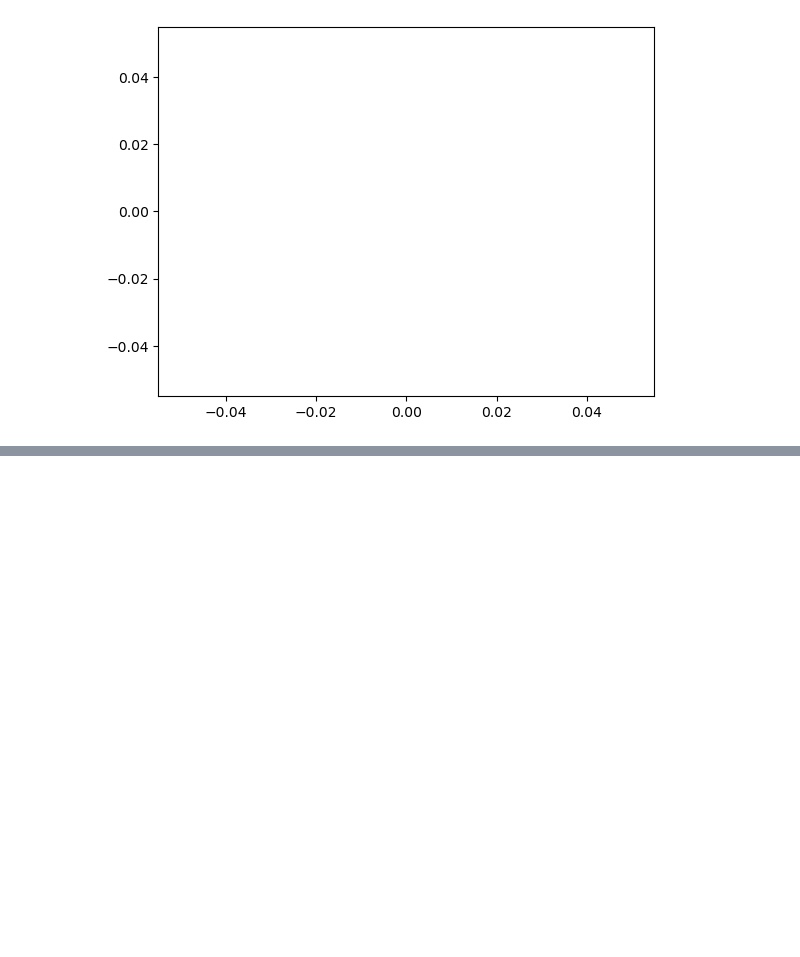
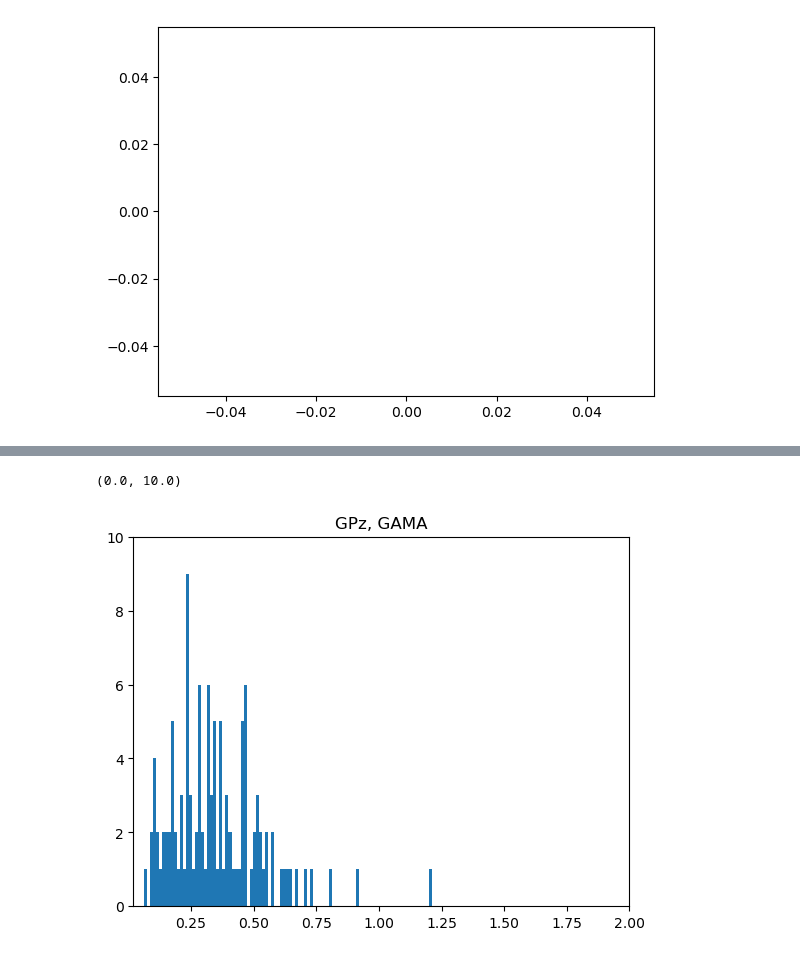
Before and after one commit to alice-crafford/Photo-z-Stress-Test, a Jupyter notebook: Evaluation_Pipeline.ipynb, the cells around one changed output, grey strips where cells are left out. Saved outputs shown, nothing was run; the diff lists cells and outputs as text; code cells hidden in the pictures; blank space fills up the shorter version.

```diff
--- a/Evaluation_Pipeline.ipynb
+++ b/Evaluation_Pipeline.ipynb
@@ -1567,0 +1724,8 @@ plt.plot(np.linspace(0, 1, 100), ens[3].pdf(np.linspace(0, 1, 100))[0])
+# %%
+plt.hist(np.asarray(file['ancil']['zmode']).flatten(), bins = 100 )
+plt.title("GPz, GAMA")
+plt.xlim(0.02, 2)
+plt.ylim(0, 10)
+# %% [output]
+(0.0, 10.0)
+[figure, added]
```
Also changed, not shown: parts of 22 cells of this notebook.
